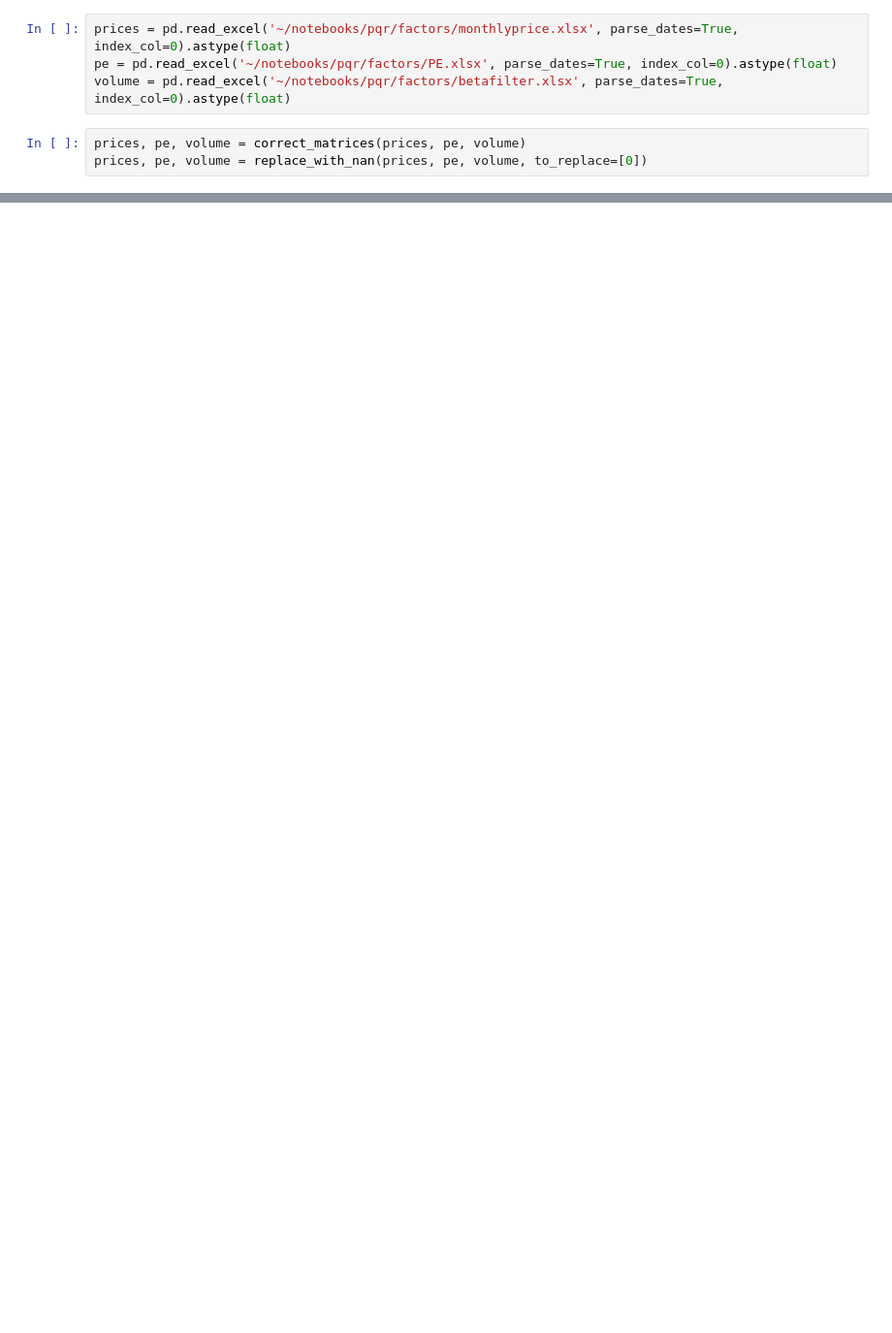
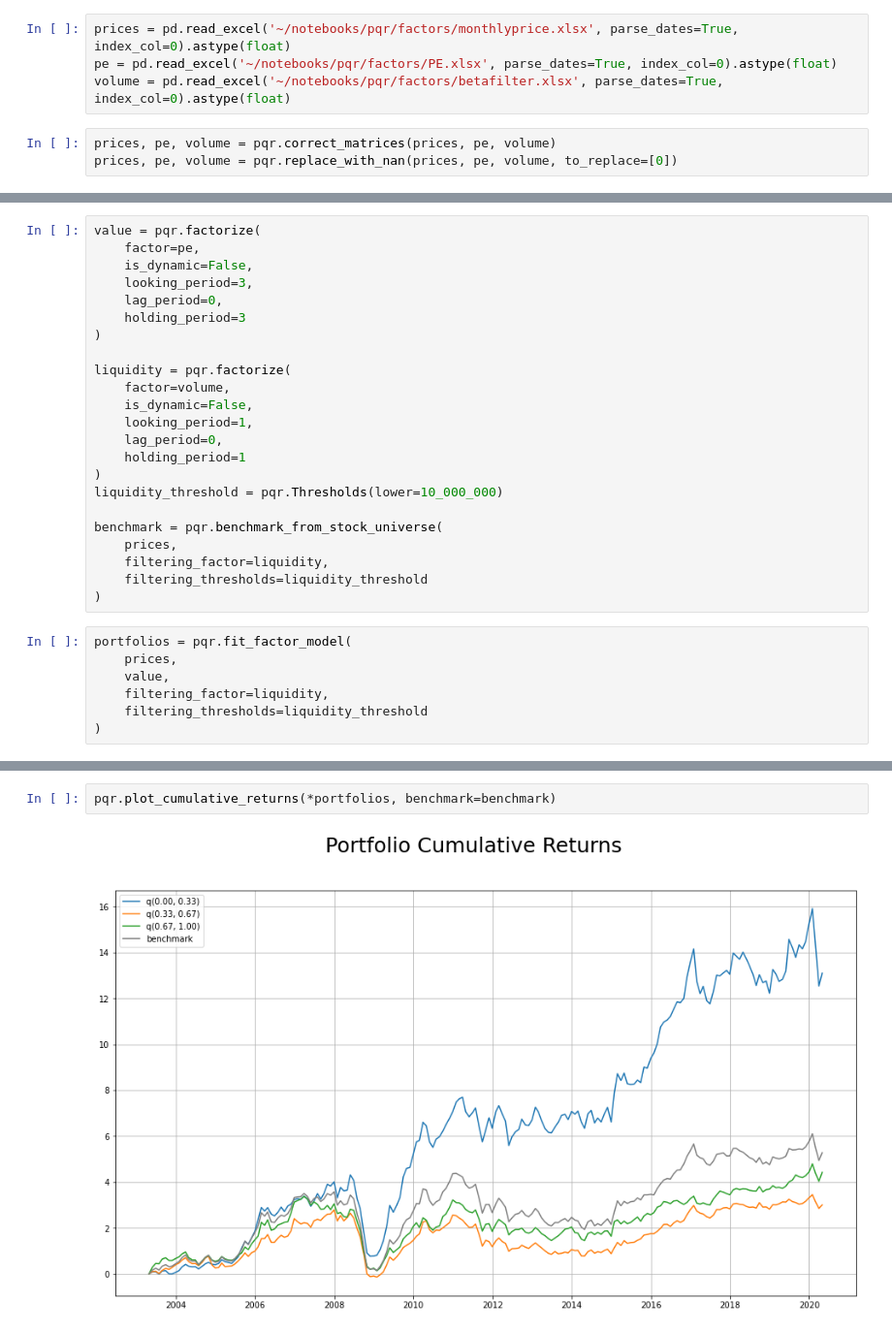
Before and after one commit to atomtosov/pqr, a Jupyter notebook: examples/quickstart.ipynb, the cells around one changed output, grey strips where cells are left out. Shown: that part at 97% size. Drawn from its saved outputs; the diff is of its cells as text; blank space fills up the shorter version.

```diff
--- a/examples/quickstart.ipynb
+++ b/examples/quickstart.ipynb
@@ -20,5 +16,5 @@ prices = pd.read_excel('~/notebooks/pqr/factors/monthlyprice.xlsx', parse_dates=
 pe = pd.read_excel('~/notebooks/pqr/factors/PE.xlsx', parse_dates=True, index_col=0).astype(float)
 volume = pd.read_excel('~/notebooks/pqr/factors/betafilter.xlsx', parse_dates=True, index_col=0).astype(float)
 # %%
-prices, pe, volume = correct_matrices(prices, pe, volume)
-prices, pe, volume = replace_with_nan(prices, pe, volume, to_replace=[0])
+prices, pe, volume = pqr.correct_matrices(prices, pe, volume)
+prices, pe, volume = pqr.replace_with_nan(prices, pe, volume, to_replace=[0])
@@ -69,0 +21,30 @@ fm.compare_portfolios(plot=True)
+# %%
+value = pqr.factorize(
+    factor=pe,
+    is_dynamic=False,
+    looking_period=3,
+    lag_period=0,
+    holding_period=3
+)
+
+liquidity = pqr.factorize(
+    factor=volume,
+    is_dynamic=False,
+    looking_period=1,
+    lag_period=0,
+    holding_period=1
+)
+liquidity_threshold = pqr.Thresholds(lower=10_000_000)
+
+benchmark = pqr.benchmark_from_stock_universe(
+    prices,
+    filtering_factor=liquidity,
+    filtering_thresholds=liquidity_threshold
+)
+# %%
+portfolios = pqr.fit_factor_model(
+    prices,
+    value,
+    filtering_factor=liquidity,
+    filtering_thresholds=liquidity_threshold
+)
@@ -69,0 +64,4 @@ fm.compare_portfolios(plot=True)
+# %%
+pqr.plot_cumulative_returns(*portfolios, benchmark=benchmark)
+# %% [output]
+[figure, added]
```
Also changed, not shown: parts of 7 cells of this notebook, 24 other files.
